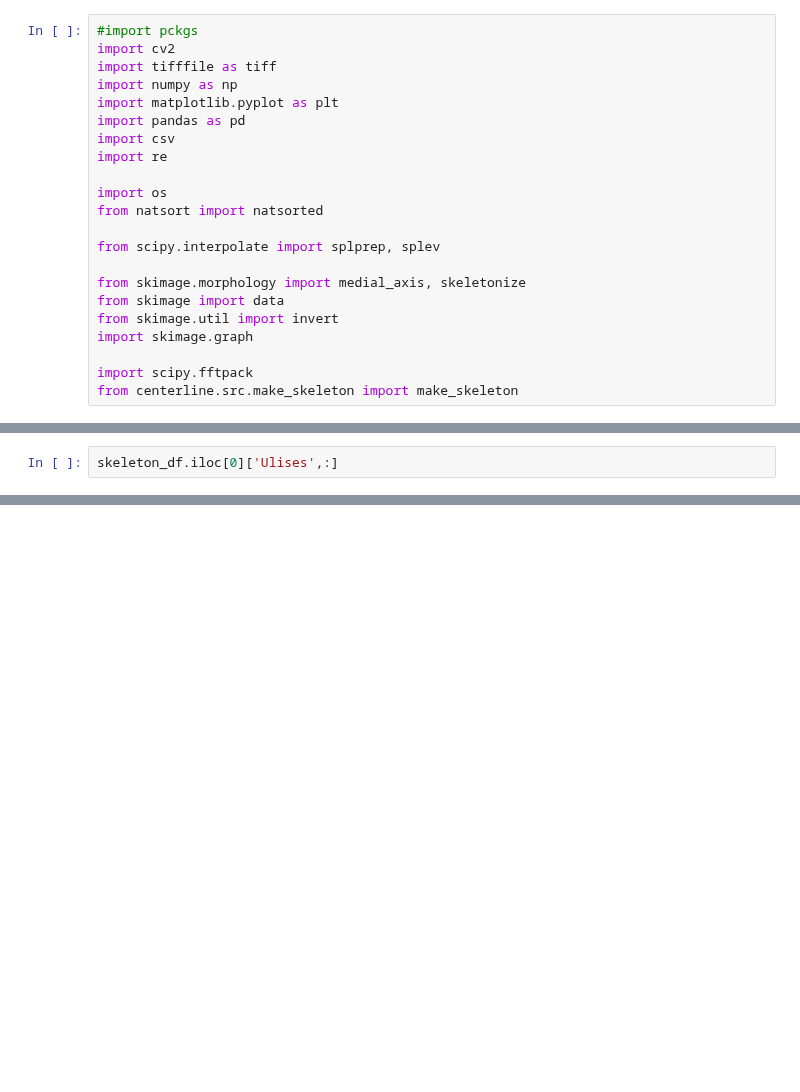
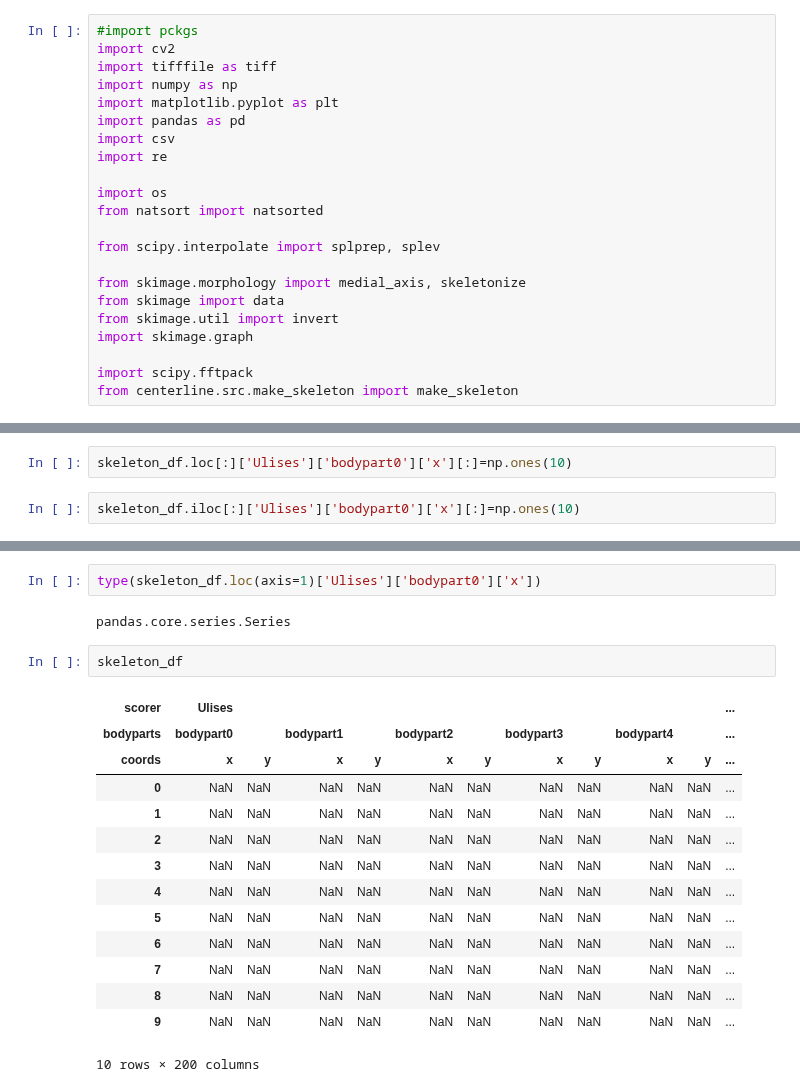
Before and after one commit to leonkontorovich/centerline_behavior_annotation, a Jupyter notebook: centerline/dev/extract_centerlines.ipynb, the cells around one changed output, grey strips where cells are left out. Saved outputs shown, nothing was run; the diff lists cells and outputs as text; blank space fills up the shorter version.

```diff
--- a/centerline/dev/extract_centerlines.ipynb
+++ b/centerline/dev/extract_centerlines.ipynb
@@ -358,2 +351,4 @@ skeleton_df.head(2)
+# %%
+skeleton_df.loc[:]['Ulises']['bodypart0']['x'][:]=np.ones(10)
 # %%
-skeleton_df.iloc[0]['Ulises',:]
+skeleton_df.iloc[:]['Ulises']['bodypart0']['x'][:]=np.ones(10)
@@ -410,0 +401,21 @@ array([272.06519468, 272.58295585, 273.83594757, 275.45451869,
+# %%
+type(skeleton_df.loc(axis=1)['Ulises']['bodypart0']['x'])
+# %% [output]
+pandas.core.series.Series
+# %%
+skeleton_df
+# %% [output]
+| scorer | Ulises |  |  |  |  |  |  |  |  |  | ... |
+| bodyparts | bodypart0 |  | bodypart1 |  | bodypart2 |  | bodypart3 |  | bodypart4 |  | ... |
+| coords | x | y | x | y | x | y | x | y | x | y | ... |
+| 0 | NaN | NaN | NaN | NaN | NaN | NaN | NaN | NaN | NaN | NaN | ... |
+| 1 | NaN | NaN | NaN | NaN | NaN | NaN | NaN | NaN | NaN | NaN | ... |
+| 2 | NaN | NaN | NaN | NaN | NaN | NaN | NaN | NaN | NaN | NaN | ... |
+| 3 | NaN | NaN | NaN | NaN | NaN | NaN | NaN | NaN | NaN | NaN | ... |
+| 4 | NaN | NaN | NaN | NaN | NaN | NaN | NaN | NaN | NaN | NaN | ... |
+| 5 | NaN | NaN | NaN | NaN | NaN | NaN | NaN | NaN | NaN | NaN | ... |
+| 6 | NaN | NaN | NaN | NaN | NaN | NaN | NaN | NaN | NaN | NaN | ... |
+| 7 | NaN | NaN | NaN | NaN | NaN | NaN | NaN | NaN | NaN | NaN | ... |
+| 8 | NaN | NaN | NaN | NaN | NaN | NaN | NaN | NaN | NaN | NaN | ... |
+| 9 | NaN | NaN | NaN | NaN | NaN | NaN | NaN | NaN | NaN | NaN | ... |
+10 rows × 200 columns
```
Also changed, not shown: parts of 45 cells of this notebook.
